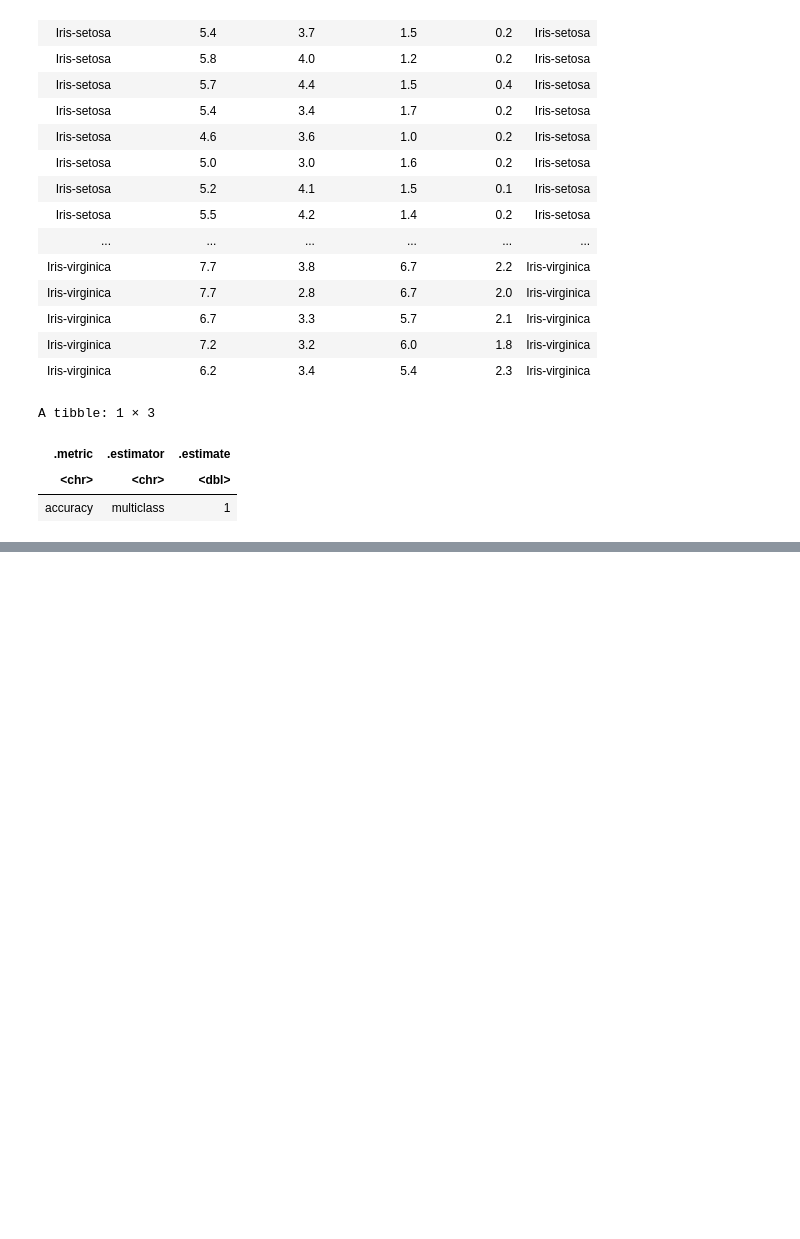
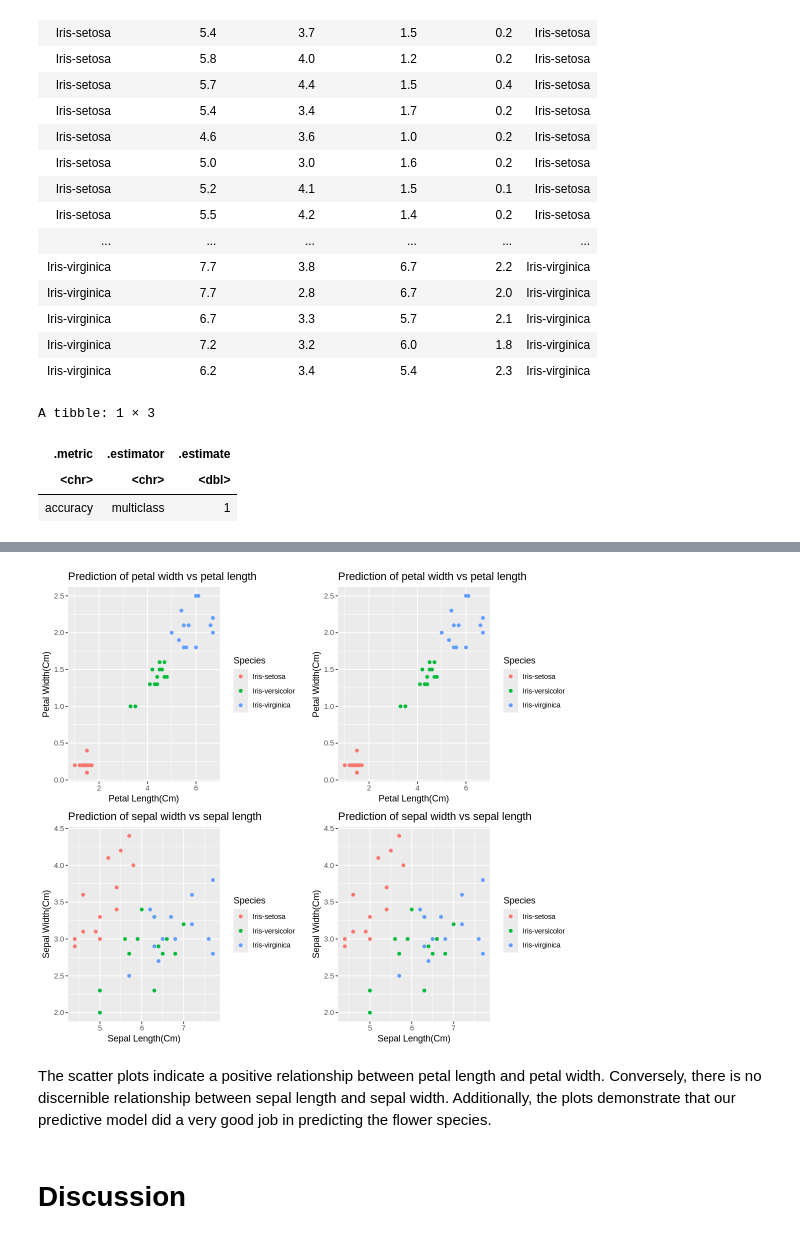
Before and after one commit to lucaschan117/dsci-100-002-group36, a Jupyter notebook: Iris_Project.ipynb, the cells around one changed output, grey strips where cells are left out. Cells and saved outputs as stored; diff of their text form; code cells hidden in the pictures; blank space fills up the shorter version.

```diff
--- a/Iris_Project.ipynb
+++ b/Iris_Project.ipynb
@@ -310,5 +332,5 @@ all_accuracies_vs_k <- ggplot(all_accuracies, aes(x = neighbors, y = mean)) +
 # %%
-iris_spec_final <- nearest_neighbor(weight_func = "rectangular", neighbors = 3) |>
+iris_spec_final <- nearest_neighbor(weight_func = "rectangular", neighbors = 5) |>
   set_engine("kknn") |>
   set_mode("classification")
 
@@ -363,0 +393,31 @@ iris_plot
+# %%
+# Comparing the predicted results and the actual results
+
+iris_prediction_viz1 <- iris_predictions |>
+    ggplot(aes(x = PetalLengthCm, y = PetalWidthCm, color = .pred_class)) +
+    geom_point() +
+    labs(x = "Petal Length(Cm)", y = "Petal Width(Cm)", color = "Species") +
+    ggtitle("Prediction of petal width vs petal length")
+iris_actual_viz1 <- iris_predictions |>
+    ggplot(aes(x = PetalLengthCm, y = PetalWidthCm, color = Species)) +
+    geom_point() +
+    labs(x = "Petal Length(Cm)", y = "Petal Width(Cm)") +
+    ggtitle("Prediction of petal width vs petal length")
+iris_prediction_viz2 <- iris_predictions |>
+    ggplot(aes(x = SepalLengthCm, y = SepalWidthCm, color = .pred_class)) +
+    geom_point() +
+    labs(x = "Sepal Length(Cm)", y = "Sepal Width(Cm)", color = "Species") +
+    ggtitle("Prediction of sepal width vs sepal length")
+iris_actual_viz2 <- iris_predictions |>
+    ggplot(aes(x = SepalLengthCm, y = SepalWidthCm, color = Species)) +
+    geom_point() +
+    labs(x = "Sepal Length(Cm)", y = "Sepal Width(Cm)", color = "Species") +
+    ggtitle("Prediction of sepal width vs sepal length")
+options(repr.plot.width = 9, repr.plot.height = 8)
+plot_grid(iris_prediction_viz1, iris_actual_viz1, iris_prediction_viz2, iris_actual_viz2, ncol = 2)
+# %% [output]
+[figure, added]
+# %% [markdown]
+The scatter plots indicate a positive relationship between petal length and petal width. Conversely, there is no discernible relationship between sepal length and sepal width. Additionally, the plots demonstrate that our predictive model did a very good job in predicting the flower species.
+# %% [markdown]
+# Discussion
```
Also changed, not shown: parts of 27 cells of this notebook.
